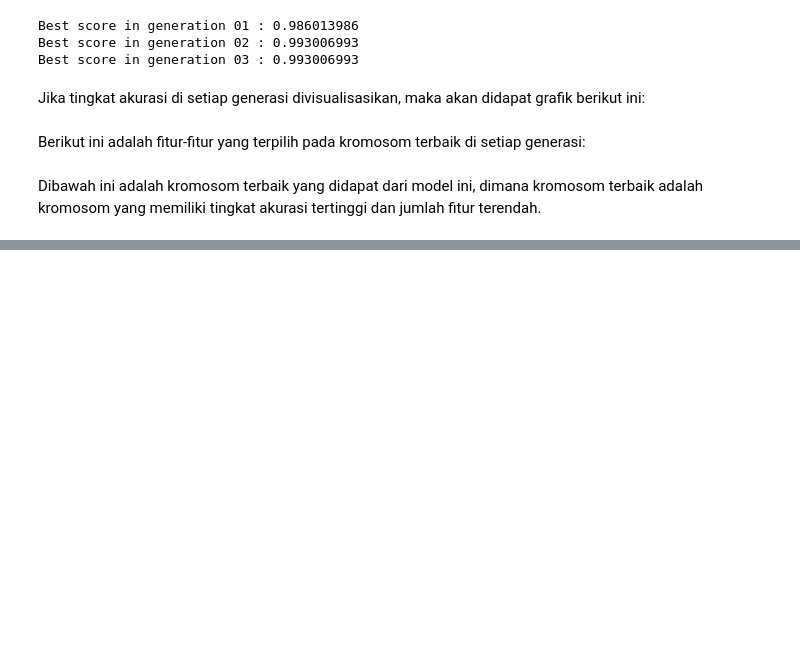
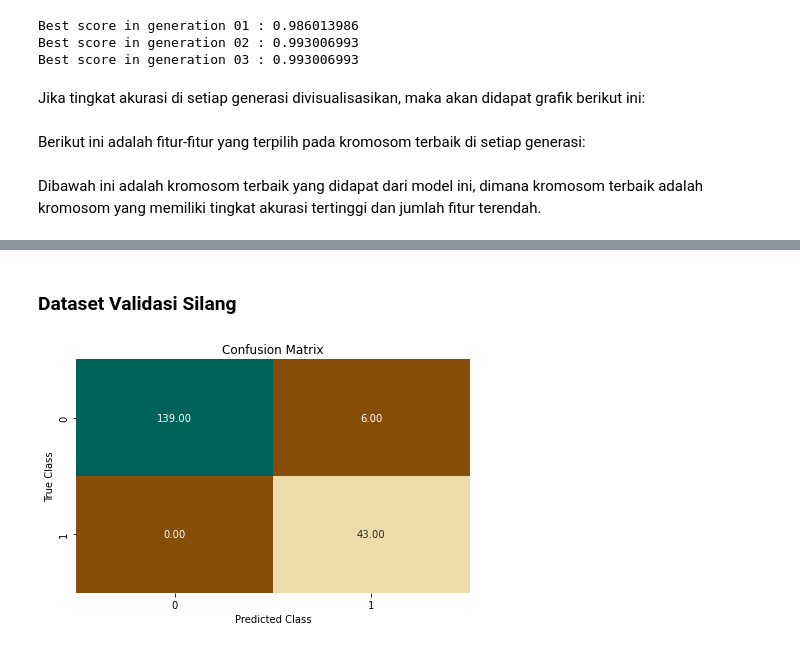
Before and after one commit to wiliamhw/KK-GA-NN, a Jupyter notebook: Neural Network and Genetic Algorithm.ipynb, the cells around one changed output, grey strips where cells are left out. Saved outputs shown, nothing was run; the diff lists cells and outputs as text; code cells hidden in the pictures; blank space fills up the shorter version.

```diff
--- a/Neural Network and Genetic Algorithm.ipynb
+++ b/Neural Network and Genetic Algorithm.ipynb
@@ -484,0 +892,8 @@ show_chromosome(best_chromosome)
+# %% [markdown]
+### Dataset Validasi Silang
+# %%
+CV_predict = predict(X_cv,Y_cv,1000,0.5,X_train,Y_train)
+
+plot_confusion_matrix(Y_cv[0], CV_predict[0])
+# %% [output]
+[figure, added]
```
Also changed, not shown: parts of 25 cells of this notebook.
